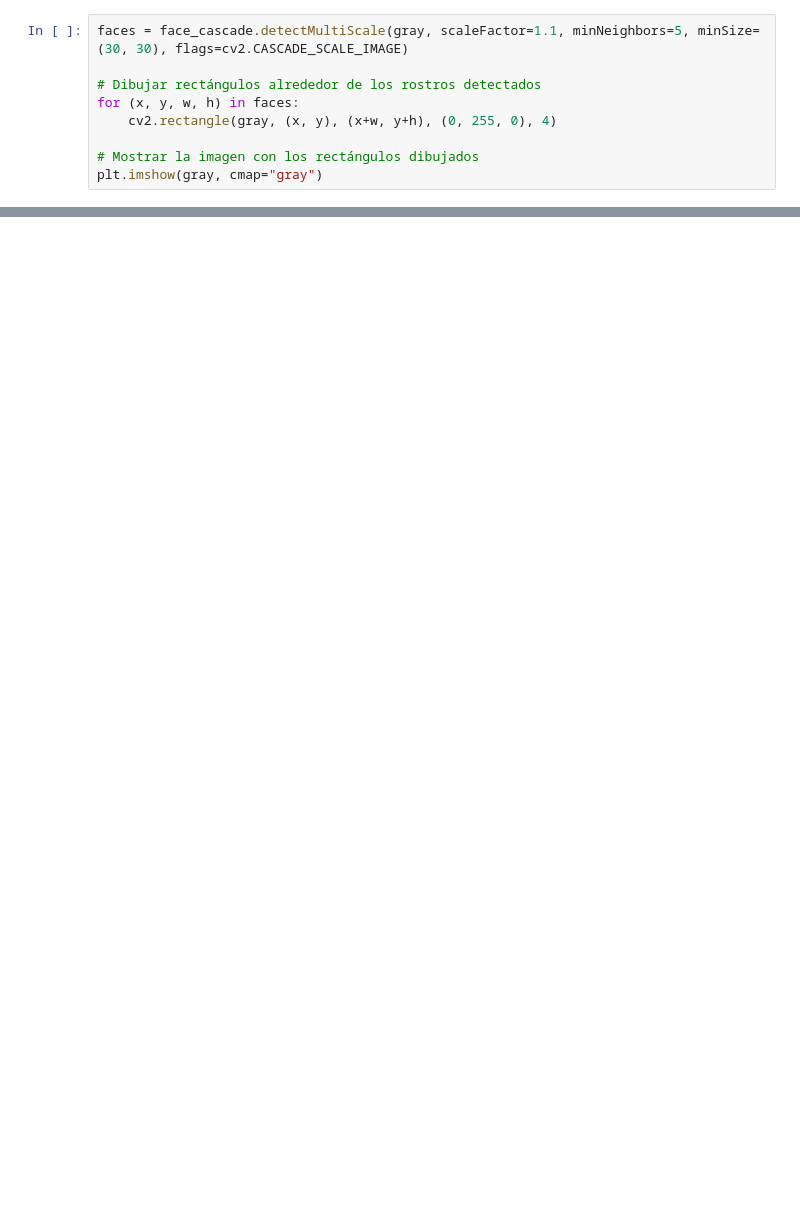
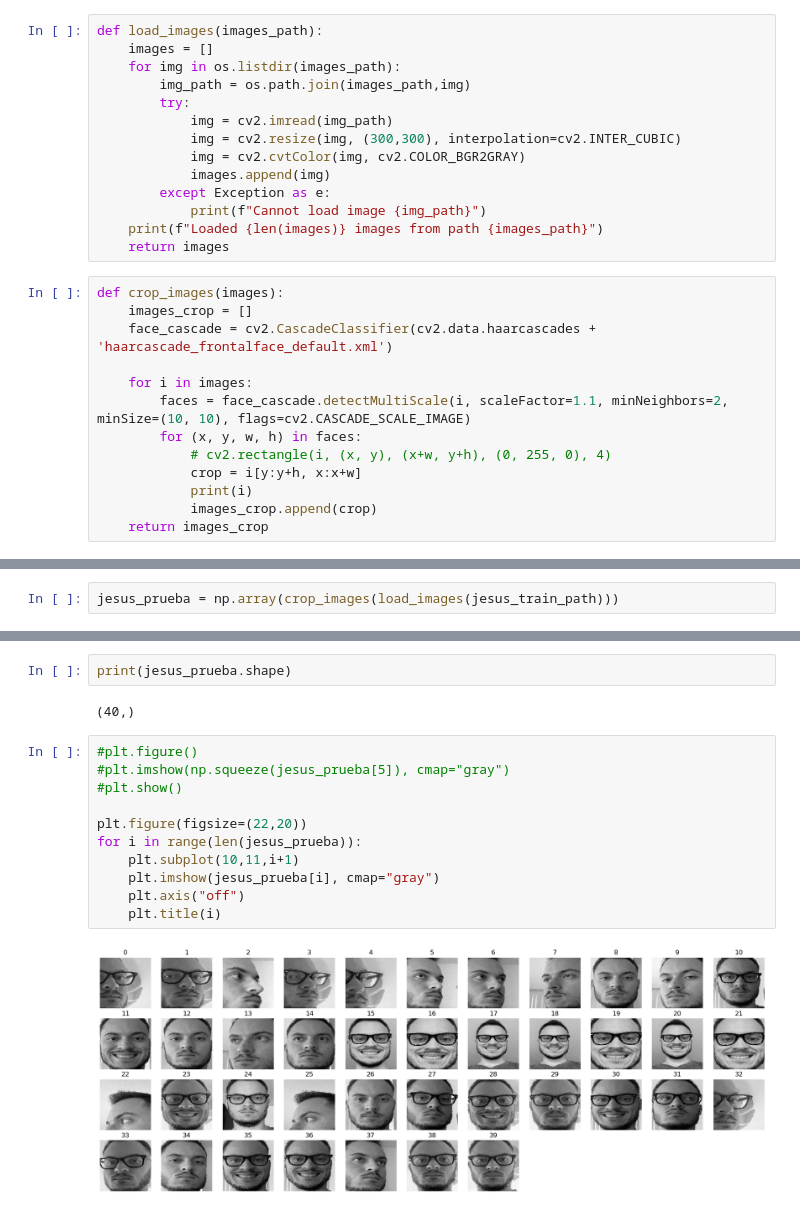
Before and after one commit to JAdraz/core_finalproject, a Jupyter notebook: data_manipulation/face_detector.ipynb, the cells around one changed output, grey strips where cells are left out. Drawn from its saved outputs; the diff is of its cells as text; blank space fills up the shorter version.

Commit message:
updating face detector test

```diff
--- a/data_manipulation/face_detector.ipynb
+++ b/data_manipulation/face_detector.ipynb
@@ -18,9 +14,27 @@ face_cascade = cv2.CascadeClassifier(cv2.data.haarcascades + 'haarcascade_fronta
+# %%
+def load_images(images_path):
+    images = []
+    for img in os.listdir(images_path):
+        img_path = os.path.join(images_path,img)
+        try:
+            img = cv2.imread(img_path)
+            img = cv2.resize(img, (300,300), interpolation=cv2.INTER_CUBIC)
+            img = cv2.cvtColor(img, cv2.COLOR_BGR2GRAY)
+            images.append(img)
+        except Exception as e:
+            print(f"Cannot load image {img_path}")
+    print(f"Loaded {len(images)} images from path {images_path}")
+    return images
 # %%
-faces = face_cascade.detectMultiScale(gray, scaleFactor=1.1, minNeighbors=5, minSize=(30, 30), flags=cv2.CASCADE_SCALE_IMAGE)
+def crop_images(images):
+    images_crop = []
+    face_cascade = cv2.CascadeClassifier(cv2.data.haarcascades + 'haarcascade_frontalface_default.xml')
 
-# Dibujar rectángulos alrededor de los rostros detectados
-for (x, y, w, h) in faces:
-    cv2.rectangle(gray, (x, y), (x+w, y+h), (0, 255, 0), 4)
-
-# Mostrar la imagen con los rectángulos dibujados
-plt.imshow(gray, cmap="gray")
+    for i in images:
+        faces = face_cascade.detectMultiScale(i, scaleFactor=1.1, minNeighbors=2, minSize=(10, 10), flags=cv2.CASCADE_SCALE_IMAGE)
+        for (x, y, w, h) in faces:
+            # cv2.rectangle(i, (x, y), (x+w, y+h), (0, 255, 0), 4)
+            crop = i[y:y+h, x:x+w]
+            print(i)
+            images_crop.append(crop)
+    return images_crop
@@ -29,0 +41,2 @@ plt.imshow(gray, cmap="gray")
+# %%
+jesus_prueba = np.array(crop_images(load_images(jesus_train_path)))
@@ -29,0 +61,17 @@ plt.imshow(gray, cmap="gray")
+# %%
+print(jesus_prueba.shape)
+# %% [output]
+(40,)
+# %%
+#plt.figure()
+#plt.imshow(np.squeeze(jesus_prueba[5]), cmap="gray")
+#plt.show()
+
+plt.figure(figsize=(22,20))
+for i in range(len(jesus_prueba)):
+    plt.subplot(10,11,i+1)
+    plt.imshow(jesus_prueba[i], cmap="gray")
+    plt.axis("off")
+    plt.title(i)
+# %% [output]
+[figure, added]
```
Also changed, not shown: parts of 6 cells of this notebook.
